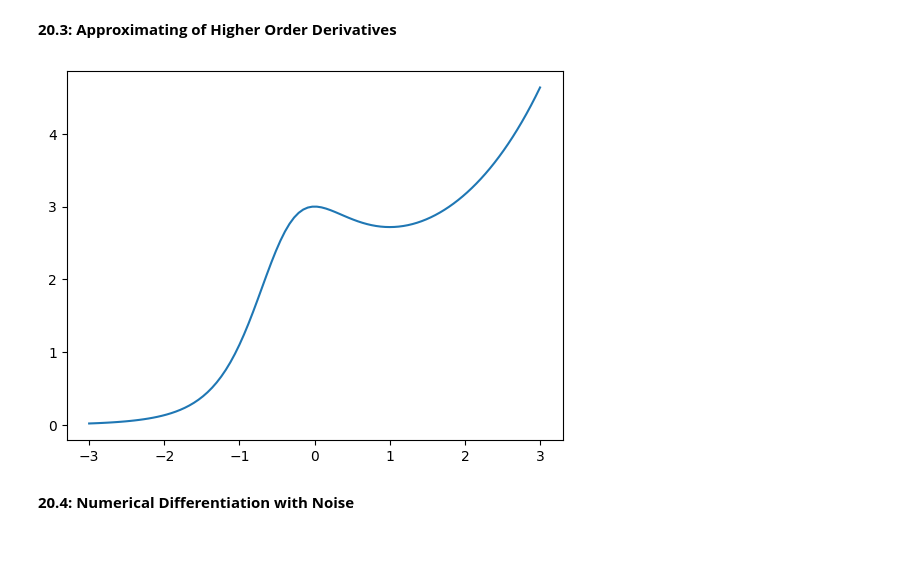
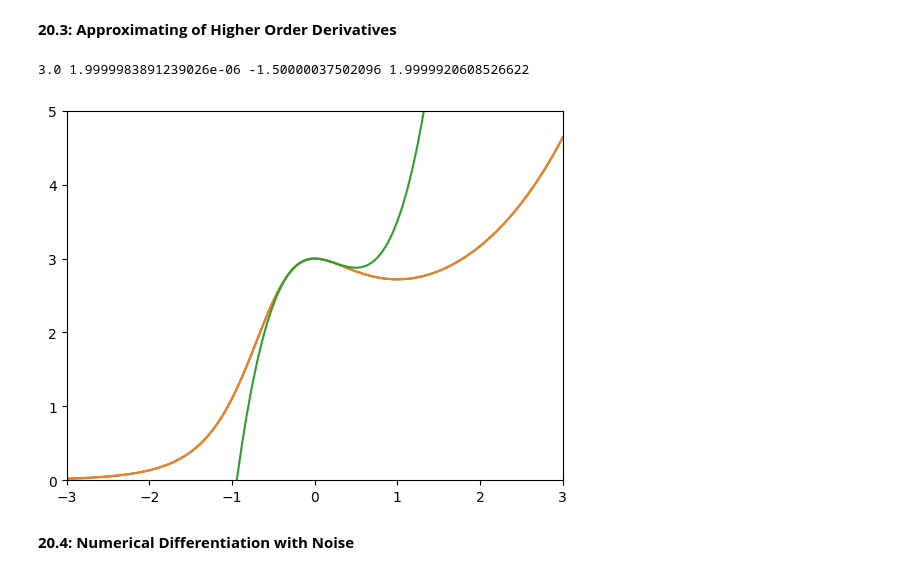
Before and after one commit to CalebaR/MAT-421, a Jupyter notebook: ModuleF.ipynb, the cells around one changed output. Cells and saved outputs as stored; diff of their text form; code cells hidden in the pictures; blank space fills up the shorter version.

```diff
--- a/ModuleF.ipynb
+++ b/ModuleF.ipynb
@@ -102,14 +102,25 @@ plt.legend(loc='best');
 # %%
 # helpful source: https://patrickwalls.github.io/mathematicalpython/differentiation/differentiation/
 
 from scipy.misc import derivative #this also uses central difference
 
 
 x = np.linspace(-3,3,100)
 f = lambda x: 3*np.exp(x) / (x**2 + x + 1)
 y = f(x)
 plt.plot(x,y);
+
+a0 = f(0)
+a1 = derivative(f,0,dx=0.001,n=1)
+a2 = derivative(f,0,dx=0.001,n=2) / 2 #n is the order of the derivative
+a3 = derivative(f,0,dx=0.001,n=3,order=5) / 6
+
+print(a0,a1,a2,a3)
+
+T3 = a0 + a1*x + a2*x**2 + a3*x**3
+plt.plot(x,y,x,T3), plt.xlim([-3,3]), plt.ylim([0,5]);
 # %% [output]
+3.0 1.9999983891239026e-06 -1.50000037502096 1.9999920608526622
-[figure, old version]
+[figure, new version]
 # %% [markdown]
 **20.4: Numerical Differentiation with Noise**
```
Also changed, not shown: parts of 2 cells of this notebook.
